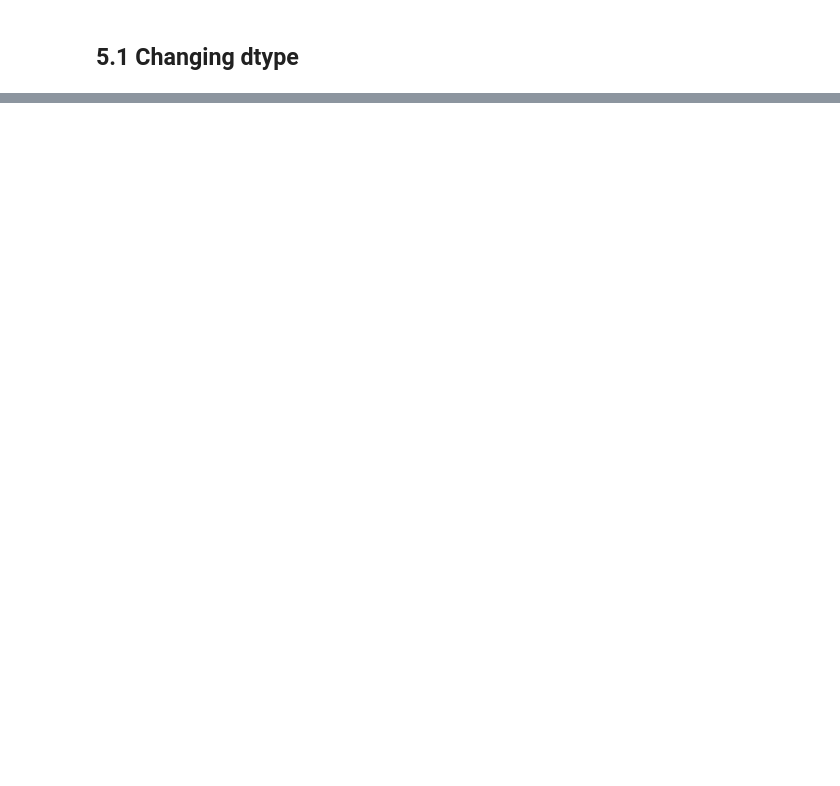
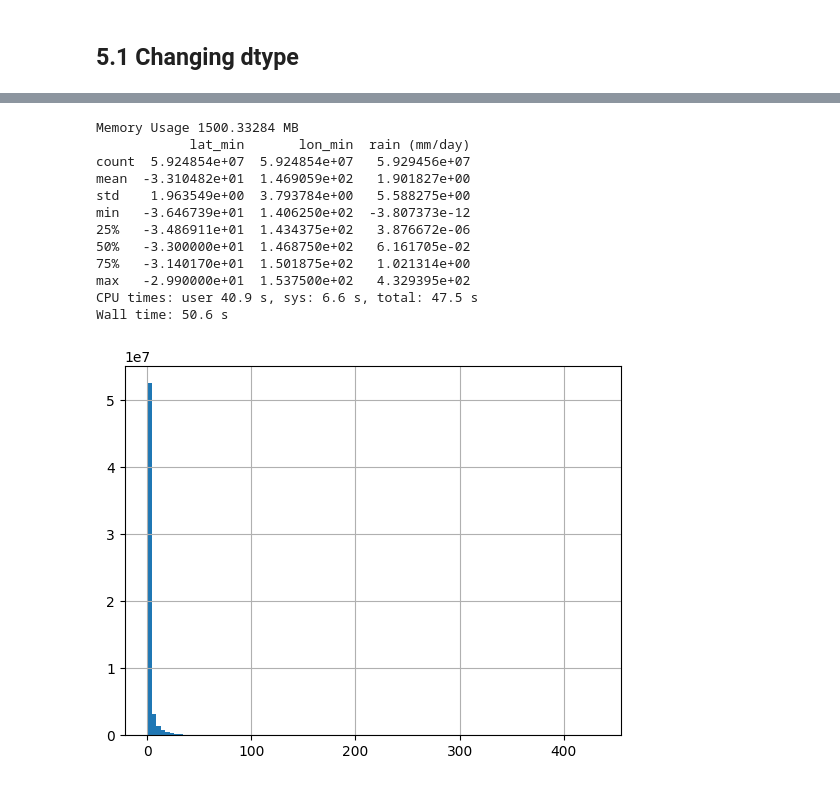
Before and after one commit to UBC-MDS/DSCI525_group16, a Jupyter notebook: notebooks/Milestone1.ipynb, the cells around one changed output, grey strips where cells are left out. Cells and saved outputs as stored; diff of their text form; code cells hidden in the pictures; blank space fills up the shorter version.

```diff
--- a/notebooks/Milestone1.ipynb
+++ b/notebooks/Milestone1.ipynb
@@ -144,0 +164,21 @@ Wall time: 11.4 s
+# %%
+%%time
+df_cols = pd.read_csv("NSWrainfall/combined_data.csv",
+                      usecols=['lat_min', 'lon_min', "rain (mm/day)"])
+print("Memory Usage", df_cols.memory_usage().sum() / 1e6 , "MB")
+print(df_cols.describe())
+df_cols["rain (mm/day)"].hist(bins=100);
+# %% [output]
+Memory Usage 1500.33284 MB
+            lat_min       lon_min  rain (mm/day)
+count  5.924854e+07  5.924854e+07   5.929456e+07
+mean  -3.310482e+01  1.469059e+02   1.901827e+00
+std    1.963549e+00  3.793784e+00   5.588275e+00
+min   -3.646739e+01  1.406250e+02  -3.807373e-12
+25%   -3.486911e+01  1.434375e+02   3.876672e-06
+50%   -3.300000e+01  1.468750e+02   6.161705e-02
+75%   -3.140170e+01  1.501875e+02   1.021314e+00
+max   -2.990000e+01  1.537500e+02   4.329395e+02
+CPU times: user 40.9 s, sys: 6.6 s, total: 47.5 s
+Wall time: 50.6 s
+[figure, added]
```
Also changed, not shown: parts of 9 cells of this notebook.
